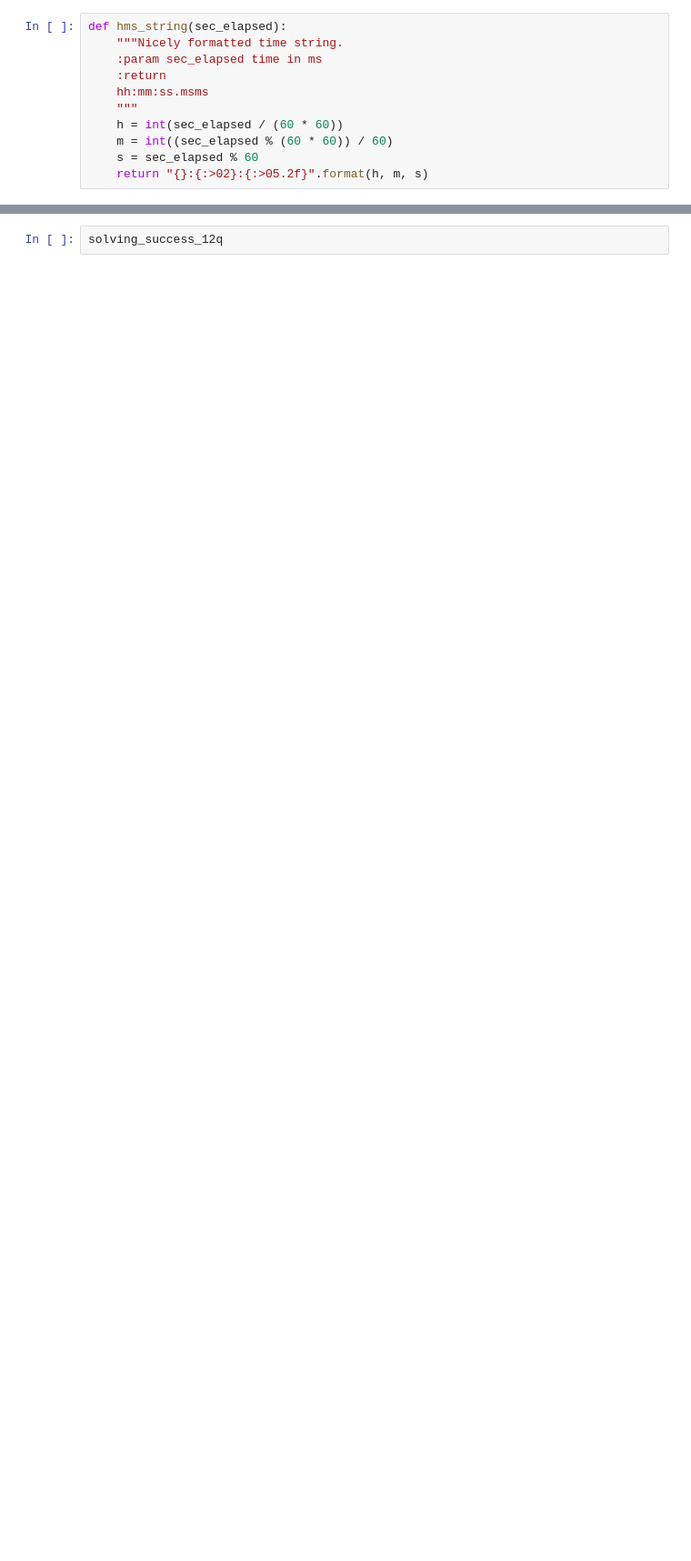
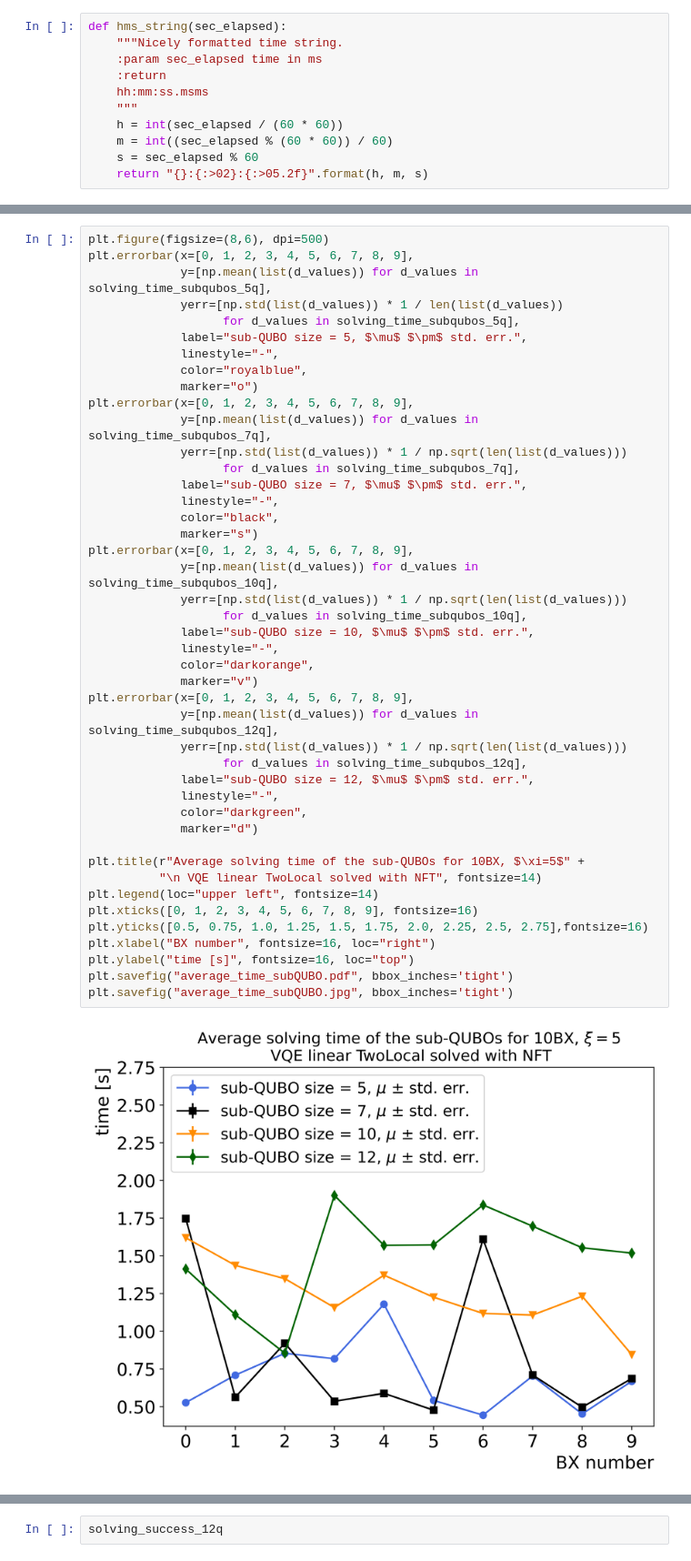
Before and after one commit to davids7788/QUBO-V2, a Jupyter notebook: analysis/Convergence_time_vs_subqubo_size.ipynb, the cells around one changed output, grey strips where cells are left out. Shown at 91% size. Saved outputs shown, nothing was run; the diff lists cells and outputs as text; blank space fills up the shorter version.

```diff
--- a/analysis/Convergence_time_vs_subqubo_size.ipynb
+++ b/analysis/Convergence_time_vs_subqubo_size.ipynb
@@ -235,0 +247,46 @@ subQUBO_size = [3, 5, 7, 10, 12]
+# %%
+plt.figure(figsize=(8,6), dpi=500)
+plt.errorbar(x=[0, 1, 2, 3, 4, 5, 6, 7, 8, 9],
+             y=[np.mean(list(d_values)) for d_values in solving_time_subqubos_5q],
+             yerr=[np.std(list(d_values)) * 1 / len(list(d_values))
+                   for d_values in solving_time_subqubos_5q],
+             label="sub-QUBO size = 5, $\mu$ $\pm$ std. err.",
+             linestyle="-",
+             color="royalblue",
+             marker="o")
+plt.errorbar(x=[0, 1, 2, 3, 4, 5, 6, 7, 8, 9],
+             y=[np.mean(list(d_values)) for d_values in solving_time_subqubos_7q],
+             yerr=[np.std(list(d_values)) * 1 / np.sqrt(len(list(d_values)))
+                   for d_values in solving_time_subqubos_7q],
+             label="sub-QUBO size = 7, $\mu$ $\pm$ std. err.",
+             linestyle="-",
+             color="black",
+             marker="s")
+plt.errorbar(x=[0, 1, 2, 3, 4, 5, 6, 7, 8, 9],
+             y=[np.mean(list(d_values)) for d_values in solving_time_subqubos_10q],
+             yerr=[np.std(list(d_values)) * 1 / np.sqrt(len(list(d_values)))
+                   for d_values in solving_time_subqubos_10q],
+             label="sub-QUBO size = 10, $\mu$ $\pm$ std. err.",
+             linestyle="-",
+             color="darkorange",
+             marker="v")
+plt.errorbar(x=[0, 1, 2, 3, 4, 5, 6, 7, 8, 9],
+             y=[np.mean(list(d_values)) for d_values in solving_time_subqubos_12q],
+             yerr=[np.std(list(d_values)) * 1 / np.sqrt(len(list(d_values)))
+                   for d_values in solving_time_subqubos_12q],
+             label="sub-QUBO size = 12, $\mu$ $\pm$ std. err.",
+             linestyle="-",
+             color="darkgreen",
+             marker="d")
+
+plt.title(r"Average solving time of the sub-QUBOs for 10BX, $\xi=5$" +
+          "\n VQE linear TwoLocal solved with NFT", fontsize=14)
+plt.legend(loc="upper left", fontsize=14)
+plt.xticks([0, 1, 2, 3, 4, 5, 6, 7, 8, 9], fontsize=16)
+plt.yticks([0.5, 0.75, 1.0, 1.25, 1.5, 1.75, 2.0, 2.25, 2.5, 2.75],fontsize=16)
+plt.xlabel("BX number", fontsize=16, loc="right")
+plt.ylabel("time [s]", fontsize=16, loc="top")
+plt.savefig("average_time_subQUBO.pdf", bbox_inches='tight')
+plt.savefig("average_time_subQUBO.jpg", bbox_inches='tight')
+# %% [output]
+[figure, added]
```
Also changed, not shown: parts of 25 cells of this notebook, 33 other files.
